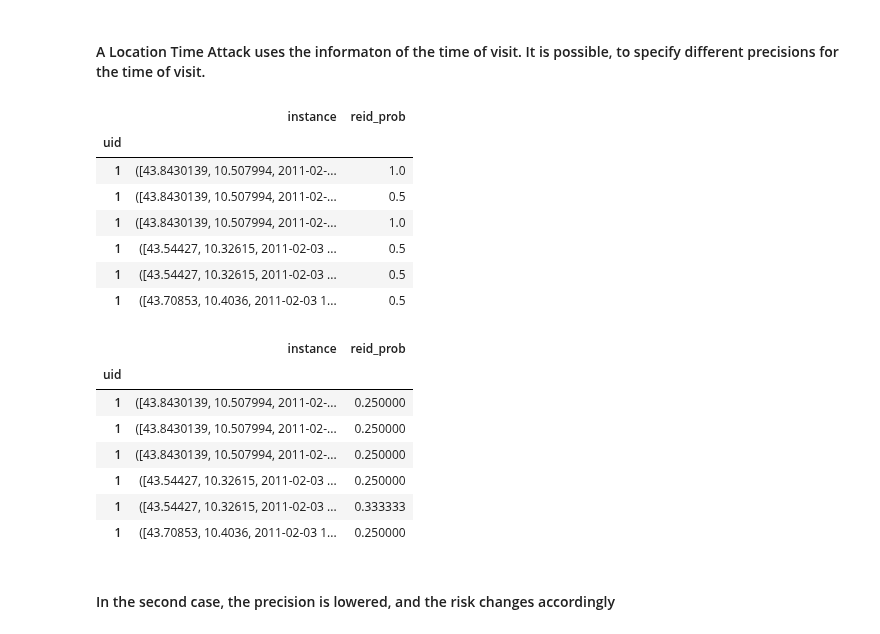
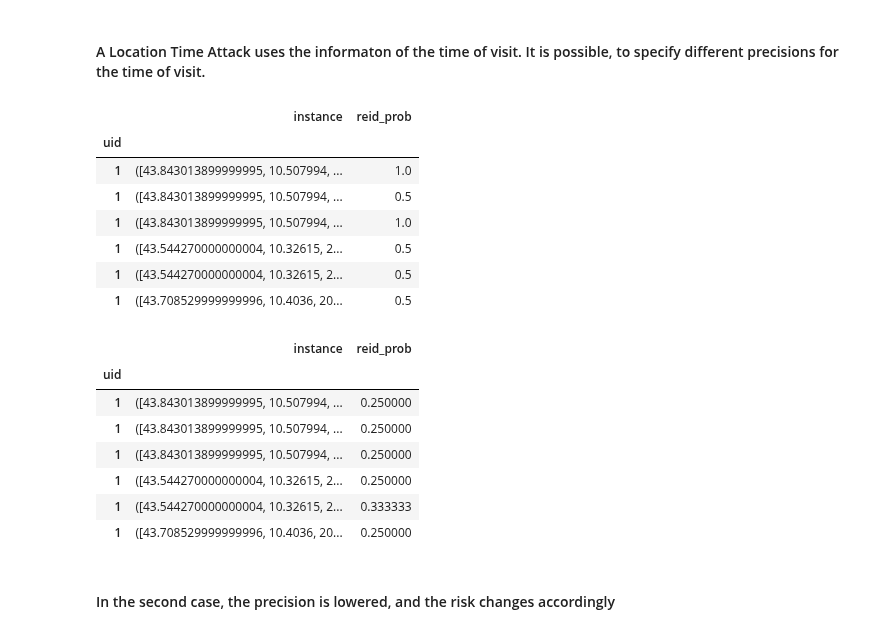
Before and after one commit to scikit-mobility/scikit-mobility, a Jupyter notebook: tutorial/6_privacy_skmob_tutorial.ipynb, the cells around one changed output. Saved outputs shown, nothing was run; the diff lists cells and outputs as text; code cells hidden in the pictures.

```diff
--- a/tutorial/6_privacy_skmob_tutorial.ipynb
+++ b/tutorial/6_privacy_skmob_tutorial.ipynb
@@ -61,3 +17,5 @@ trjdat = trajectorydataframe.TrajDataFrame(traj, user_id=constants.UID)
+# %%
+trjdat = TrajDataFrame.from_file(filename="privacy_toy.csv", sep=",")
 # %%
 trjdat
 # %% [output]
@@ -324,31 +282,31 @@ probability_vector(trjdat)
 # %% [markdown]
 #### A Location Time Attack uses the informaton of the time of visit. It is possible, to specify different precisions for the time of visit.
 # %%
-at = attacks.LocationTimeAttack(k=2, time_precision="Day")
+at = at = attacks.LocationTimeAttack(k=2, time_precision="Day")
 r = at.assess_risk(trjdat, targets=[1], instance_analysis=True)
 r
 # %% [output]
 |  | instance | reid_prob |
 | uid |  |  |
-| 1 | ([43.8430139, 10.507994, 2011-02-... | 1.0 |
-| 1 | ([43.8430139, 10.507994, 2011-02-... | 0.5 |
-| 1 | ([43.8430139, 10.507994, 2011-02-... | 1.0 |
-| 1 | ([43.54427, 10.32615, 2011-02-03 ... | 0.5 |
-| 1 | ([43.54427, 10.32615, 2011-02-03 ... | 0.5 |
-| 1 | ([43.70853, 10.4036, 2011-02-03 1... | 0.5 |
+| 1 | ([43.843013899999995, 10.507994, ... | 1.0 |
+| 1 | ([43.843013899999995, 10.507994, ... | 0.5 |
+| 1 | ([43.843013899999995, 10.507994, ... | 1.0 |
+| 1 | ([43.544270000000004, 10.32615, 2... | 0.5 |
+| 1 | ([43.544270000000004, 10.32615, 2... | 0.5 |
+| 1 | ([43.708529999999996, 10.4036, 20... | 0.5 |
 # %%
-at = attacks.LocationTimeAttack(k=2, time_precision="Month")
+at = at = attacks.LocationTimeAttack(k=2, time_precision="Month")
 r = at.assess_risk(trjdat, targets=[1], instance_analysis=True)
 r
 # %% [output]
 |  | instance | reid_prob |
 | uid |  |  |
-| 1 | ([43.8430139, 10.507994, 2011-02-... | 0.250000 |
-| 1 | ([43.8430139, 10.507994, 2011-02-... | 0.250000 |
-| 1 | ([43.8430139, 10.507994, 2011-02-... | 0.250000 |
-| 1 | ([43.54427, 10.32615, 2011-02-03 ... | 0.250000 |
-| 1 | ([43.54427, 10.32615, 2011-02-03 ... | 0.333333 |
-| 1 | ([43.70853, 10.4036, 2011-02-03 1... | 0.250000 |
+| 1 | ([43.843013899999995, 10.507994, ... | 0.250000 |
+| 1 | ([43.843013899999995, 10.507994, ... | 0.250000 |
+| 1 | ([43.843013899999995, 10.507994, ... | 0.250000 |
+| 1 | ([43.544270000000004, 10.32615, 2... | 0.250000 |
+| 1 | ([43.544270000000004, 10.32615, 2... | 0.333333 |
+| 1 | ([43.708529999999996, 10.4036, 20... | 0.250000 |
 # %% [markdown]
 #### In the second case, the precision is lowered, and the risk changes accordingly
 # %% [markdown]
```
Also changed, not shown: parts of 14 cells of this notebook, 1 other file.
